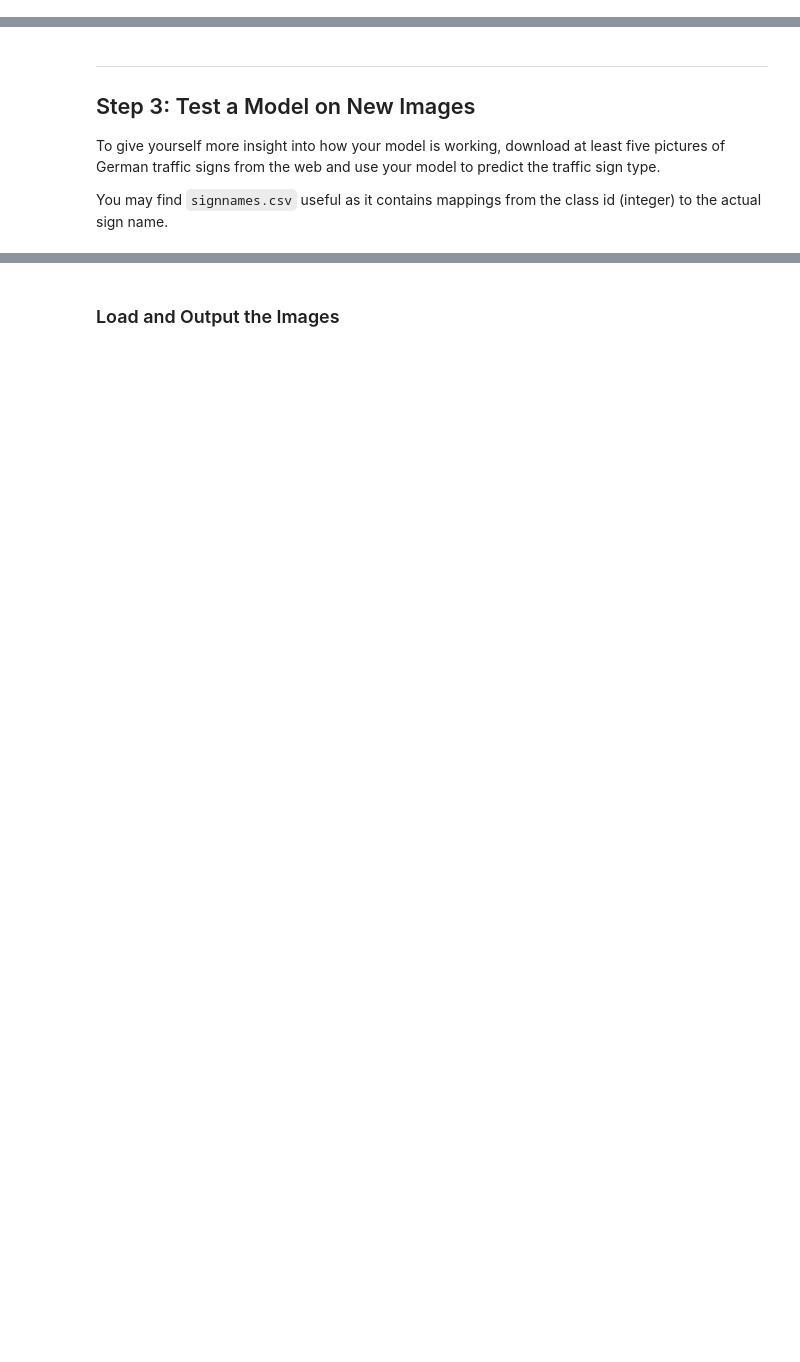
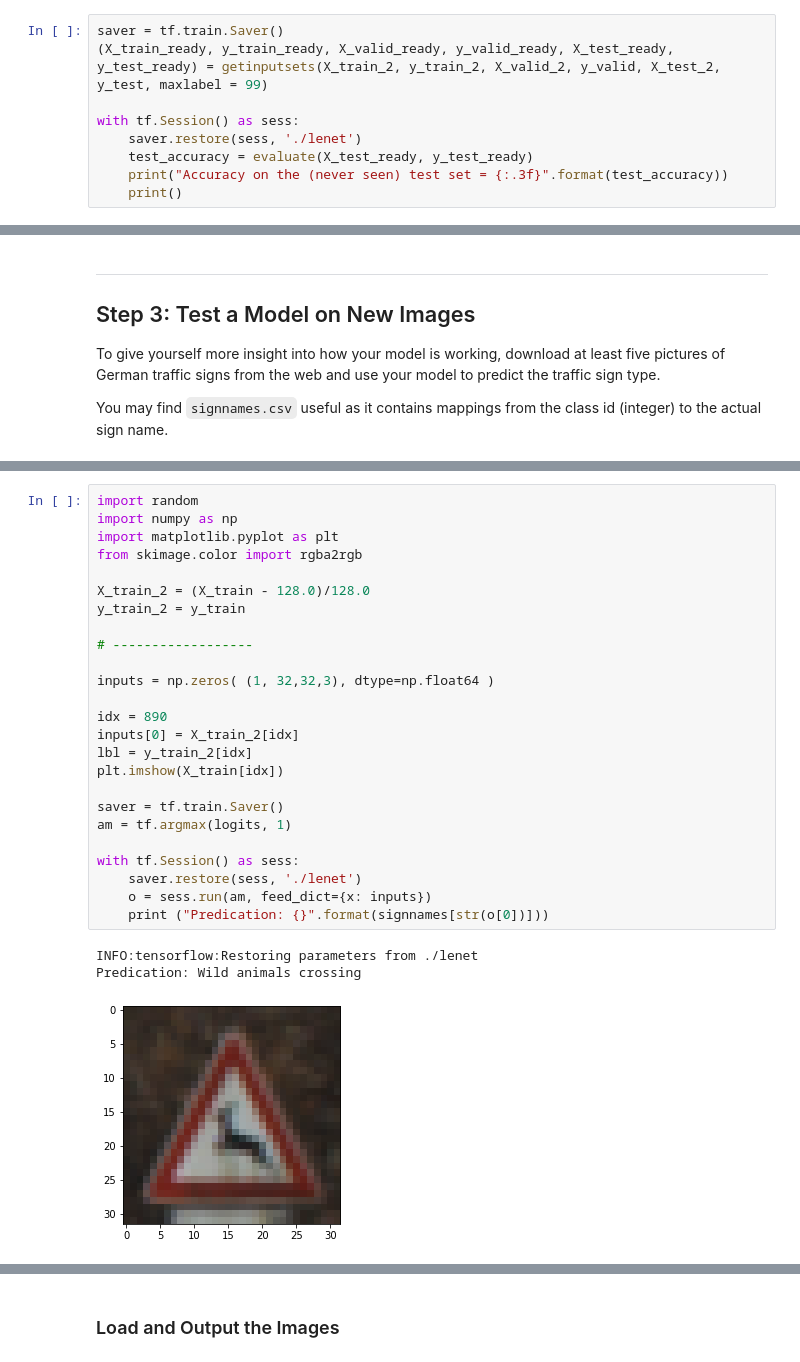
Before and after one commit to danthe42/CarND-Traffic-Sign-Classifier-Project, a Jupyter notebook: Traffic_Sign_Classifier.ipynb, the cells around one changed output, grey strips where cells are left out. Cells and saved outputs as stored; diff of their text form; blank space fills up the shorter version.

```diff
--- a/Traffic_Sign_Classifier.ipynb
+++ b/Traffic_Sign_Classifier.ipynb
@@ -389 +525,10 @@ Validation Accuracy = 0.275
 Model saved
+# %%
+saver = tf.train.Saver()
+(X_train_ready, y_train_ready, X_valid_ready, y_valid_ready, X_test_ready, y_test_ready) = getinputsets(X_train_2, y_train_2, X_valid_2, y_valid, X_test_2, y_test, maxlabel = 99)
+
+with tf.Session() as sess:
+    saver.restore(sess, './lenet')
+    test_accuracy = evaluate(X_test_ready, y_test_ready)
+    print("Accuracy on the (never seen) test set = {:.3f}".format(test_accuracy))
+    print()
@@ -397,0 +575,29 @@ You may find `signnames.csv` useful as it contains mappings from the class id (i
+# %%
+import random
+import numpy as np
+import matplotlib.pyplot as plt
+from skimage.color import rgba2rgb
+
+X_train_2 = (X_train - 128.0)/128.0
+y_train_2 = y_train
+
+# ------------------
+
+inputs = np.zeros( (1, 32,32,3), dtype=np.float64 )
+
+idx = 890
+inputs[0] = X_train_2[idx]
+lbl = y_train_2[idx]
+plt.imshow(X_train[idx])
+
+saver = tf.train.Saver()
+am = tf.argmax(logits, 1)
+
+with tf.Session() as sess:
+    saver.restore(sess, './lenet')
+    o = sess.run(am, feed_dict={x: inputs})
+    print ("Predication: {}".format(signnames[str(o[0])]))
+# %% [output]
+INFO:tensorflow:Restoring parameters from ./lenet
+Predication: Wild animals crossing
+[figure, added]
```
Also changed, not shown: parts of 13 cells of this notebook.
